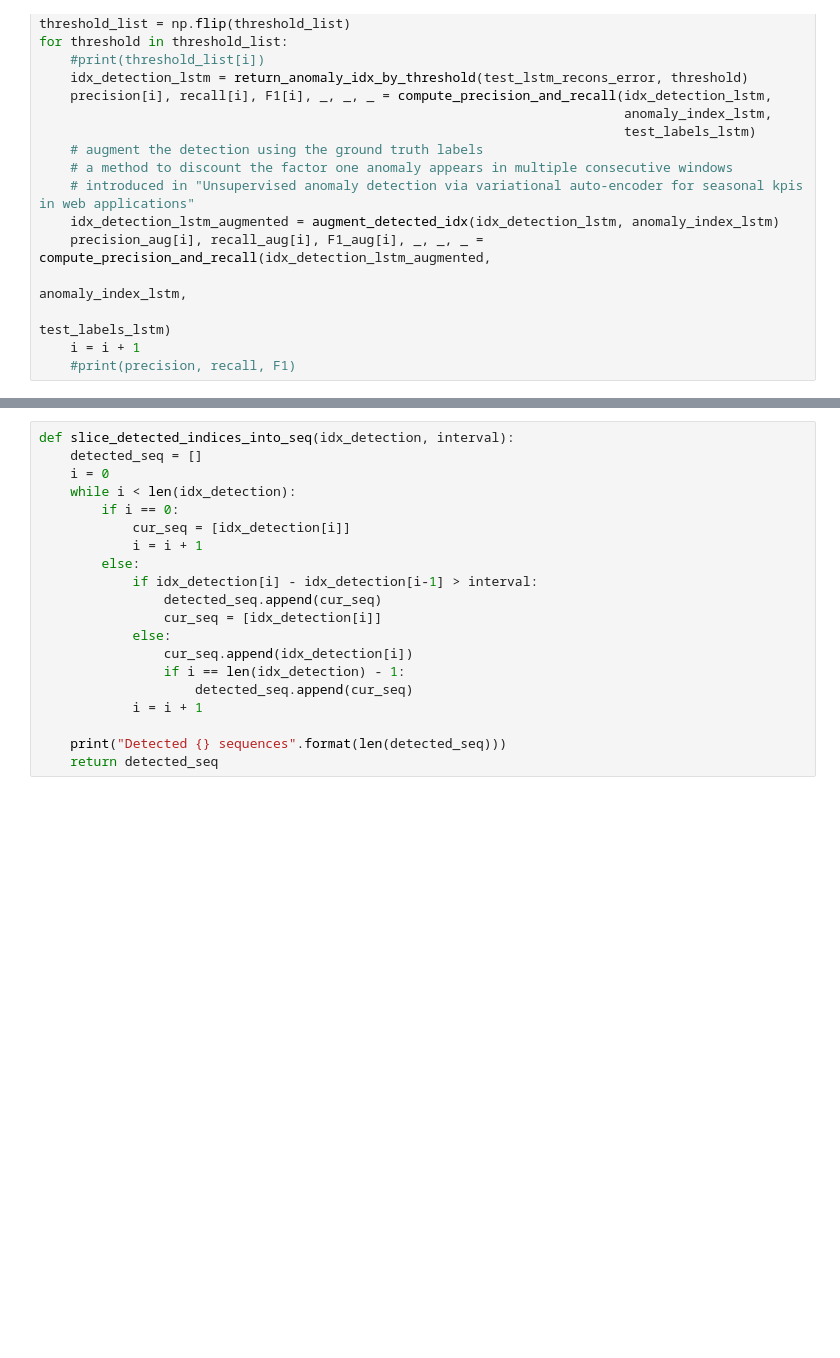
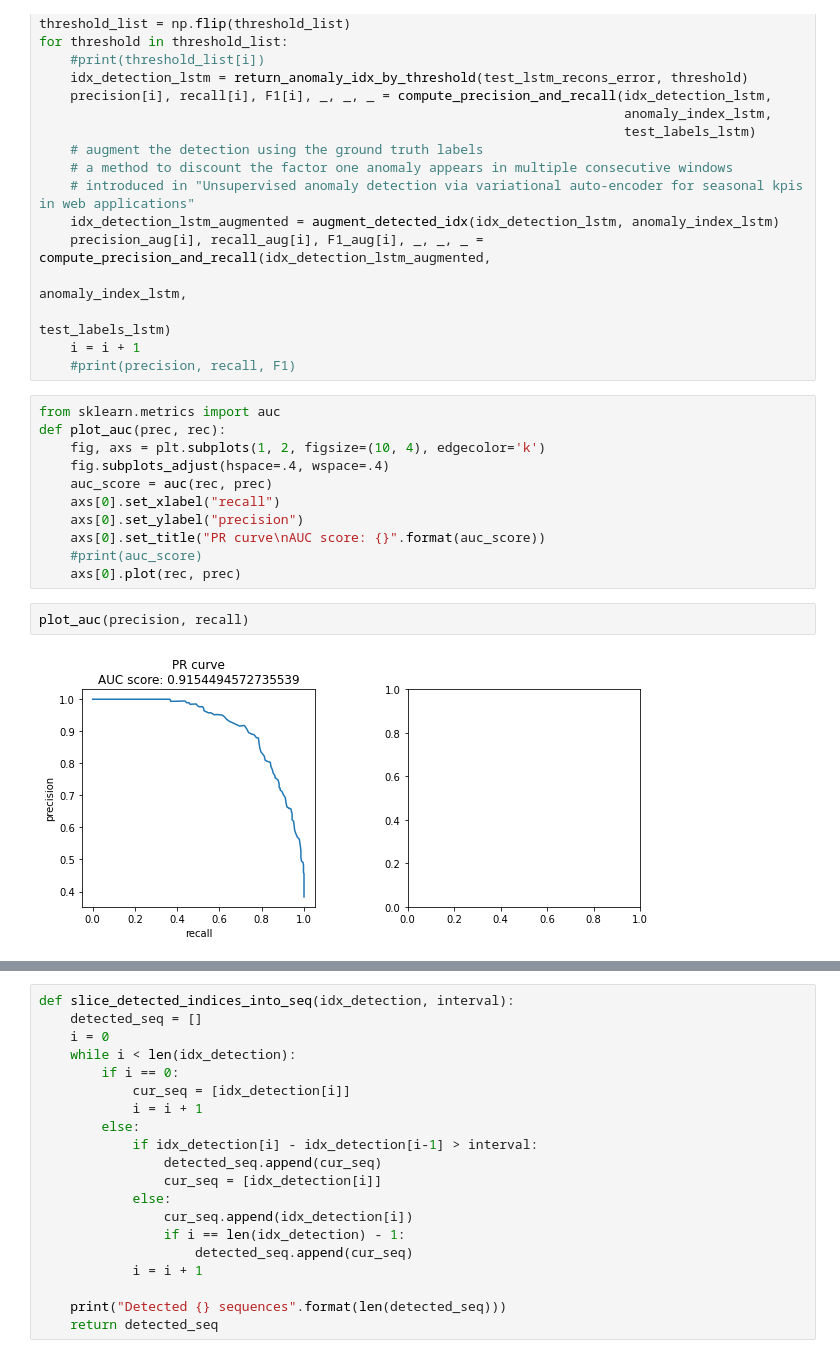
Before and after one commit to spokV/VAE-LSTM-for-anomaly-detection, a Jupyter notebook: codes/sepsis-anomaly-detection.ipynb, the cells around one changed output, grey strips where cells are left out. Saved outputs shown, nothing was run; the diff lists cells and outputs as text; blank space fills up the shorter version.

```diff
--- a/codes/sepsis-anomaly-detection.ipynb
+++ b/codes/sepsis-anomaly-detection.ipynb
@@ -414,6 +417,21 @@ for threshold in threshold_list:
                                                                                        test_labels_lstm)
     i = i + 1
     #print(precision, recall, F1)
+# %%
+from sklearn.metrics import auc
+def plot_auc(prec, rec):
+    fig, axs = plt.subplots(1, 2, figsize=(10, 4), edgecolor='k')
+    fig.subplots_adjust(hspace=.4, wspace=.4)
+    auc_score = auc(rec, prec)
+    axs[0].set_xlabel("recall")
+    axs[0].set_ylabel("precision")
+    axs[0].set_title("PR curve\nAUC score: {}".format(auc_score))
+    #print(auc_score)
+    axs[0].plot(rec, prec)
+# %%
+plot_auc(precision, recall)
+# %% [output]
+[figure, added]
 # %%
 print("Best F1 score is {}".format(np.amax(F1)))
 idx_best_threshold = np.squeeze(np.argwhere(F1 == np.amax(F1)))
```
Also changed, not shown: parts of 13 cells of this notebook, 10 other files.
